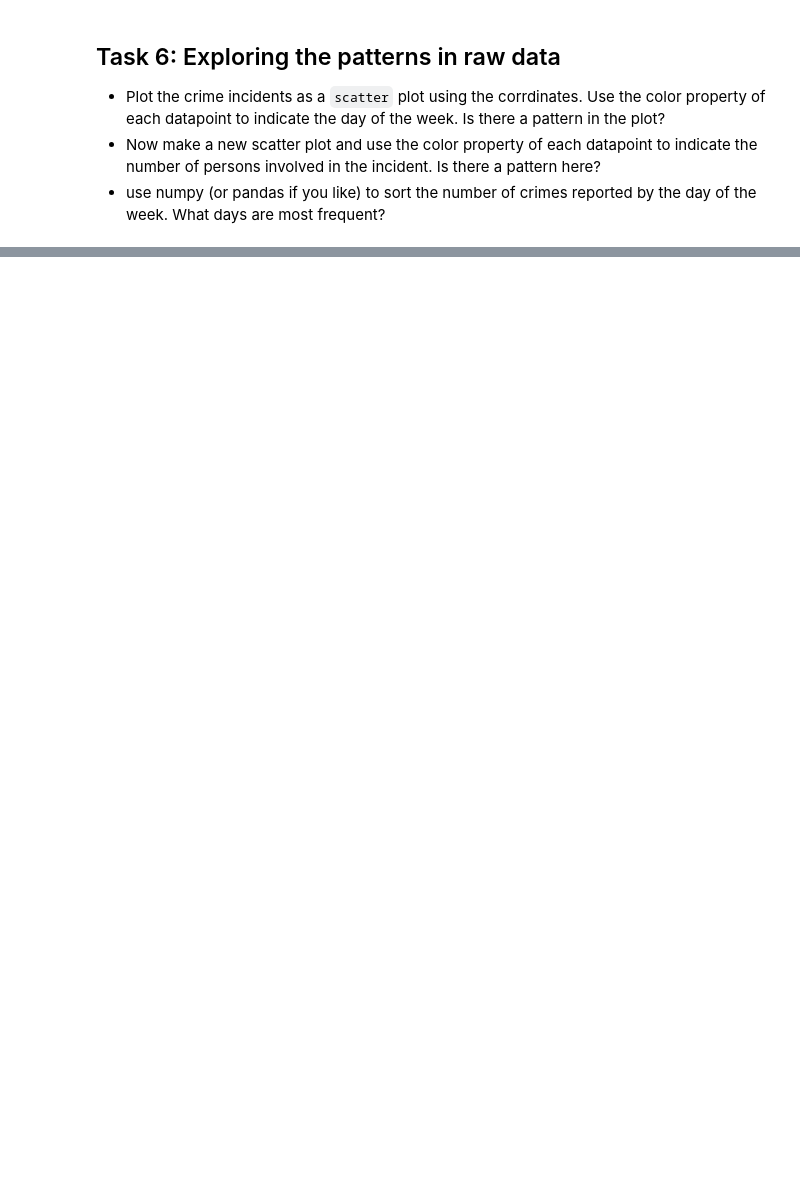
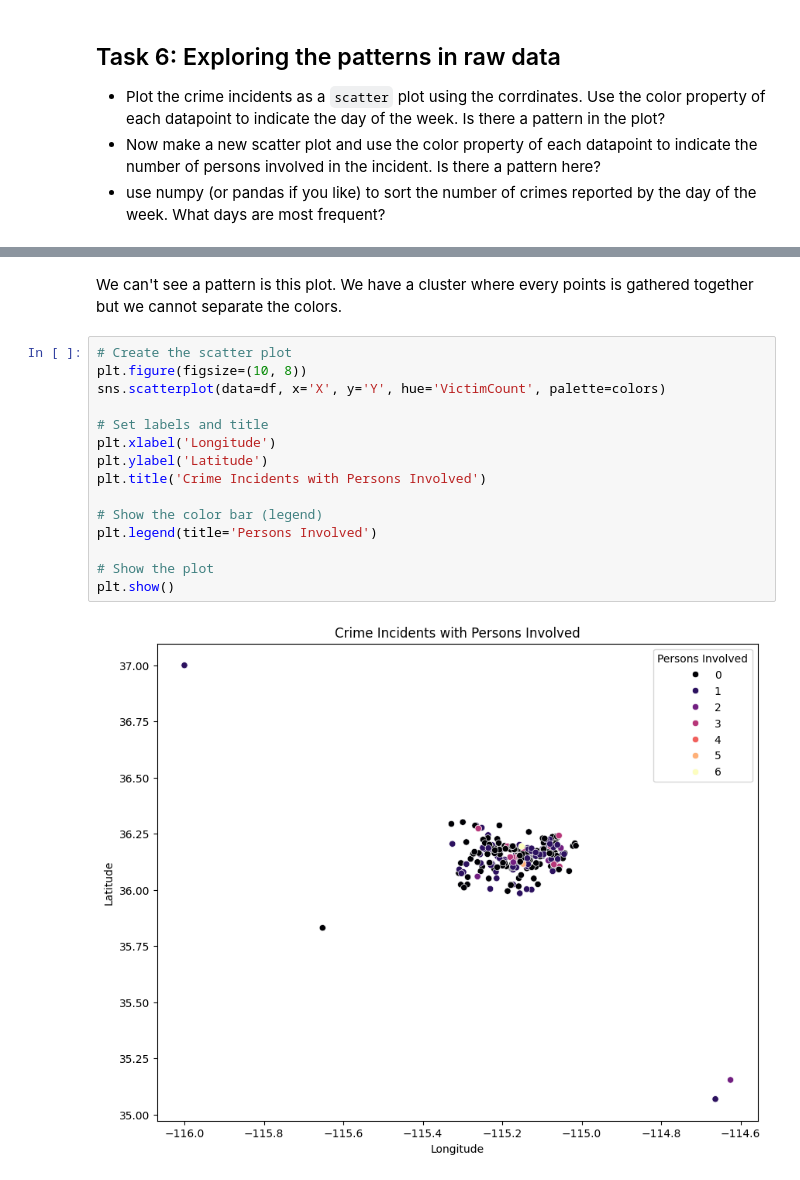
Before and after one commit to Nonoon971/Pattern_Recognition_NDOUDI, a Jupyter notebook: Assignements/HW2/Crime-Stats-Project.ipynb, the cells around one changed output, grey strips where cells are left out. Saved outputs shown, nothing was run; the diff lists cells and outputs as text; blank space fills up the shorter version.

```diff
--- a/Assignements/HW2/Crime-Stats-Project.ipynb
+++ b/Assignements/HW2/Crime-Stats-Project.ipynb
@@ -190,0 +588,19 @@ In this task, you will try to predict the number of crime victims as a **class n
+# %% [markdown]
+We can't see a pattern is this plot. We have a cluster where every points is gathered together but we cannot separate the colors.
+# %%
+# Create the scatter plot
+plt.figure(figsize=(10, 8))
+sns.scatterplot(data=df, x='X', y='Y', hue='VictimCount', palette=colors)
+
+# Set labels and title
+plt.xlabel('Longitude')
+plt.ylabel('Latitude')
+plt.title('Crime Incidents with Persons Involved')
+
+# Show the color bar (legend)
+plt.legend(title='Persons Involved')
+
+# Show the plot
+plt.show()
+# %% [output]
+[figure, added]
```
Also changed, not shown: parts of 29 cells of this notebook.
